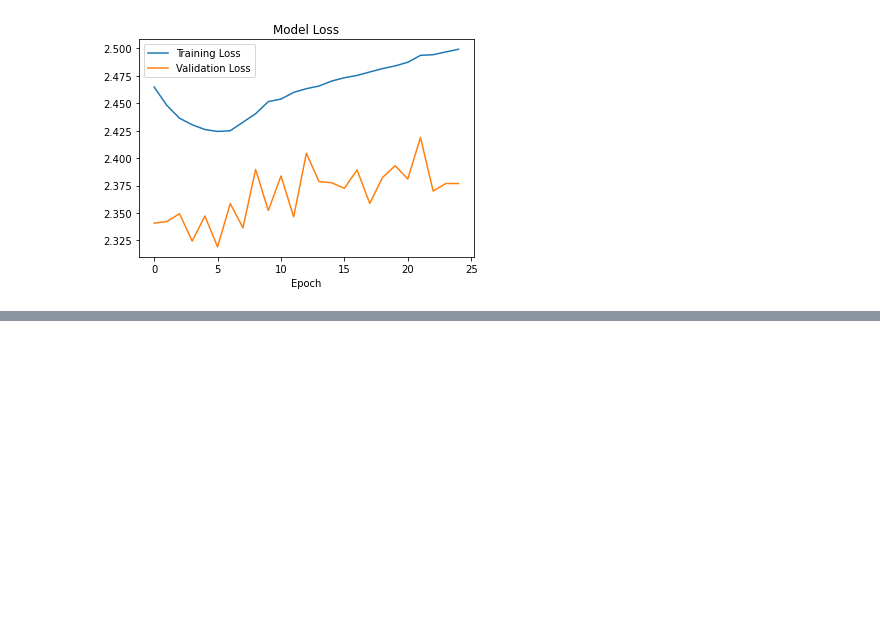
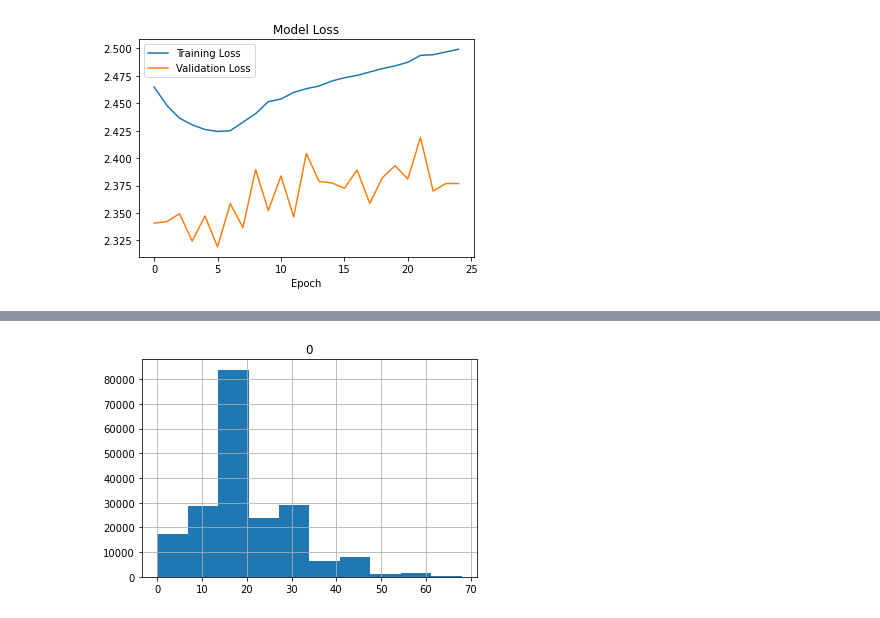
Before and after one commit to linus-md/REU, a Jupyter notebook: neural_count.ipynb, the cells around one changed output, grey strips where cells are left out. Saved outputs shown, nothing was run; the diff lists cells and outputs as text; code cells hidden in the pictures; blank space fills up the shorter version.

```diff
--- a/neural_count.ipynb
+++ b/neural_count.ipynb
@@ -101,0 +98,6 @@ KeyError: 'counts'
+# %%
+# Distrbution of predictions
+df = pd.DataFrame(prediction)
+fig = df.hist()
+# %% [output]
+[figure, added]
```
Also changed, not shown: parts of 3 cells of this notebook.
